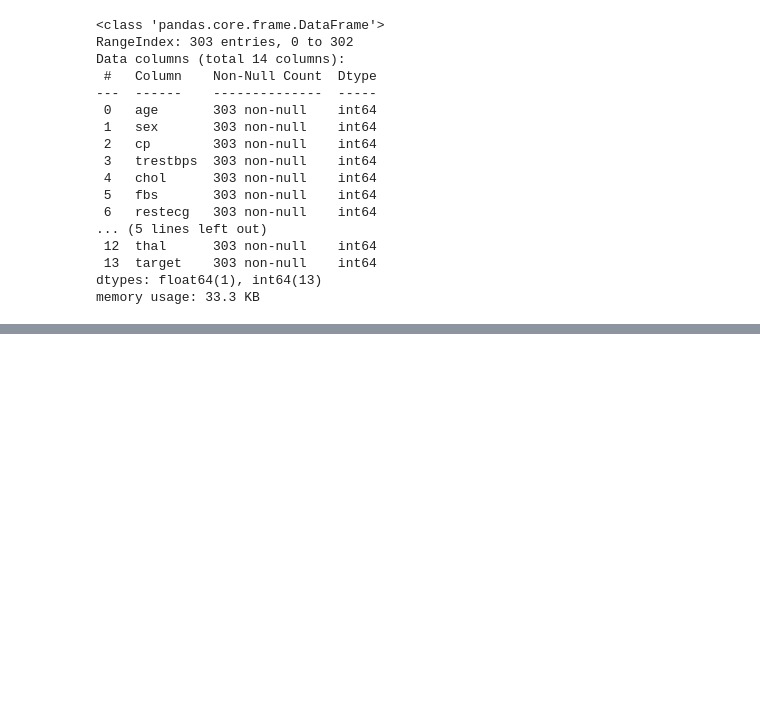
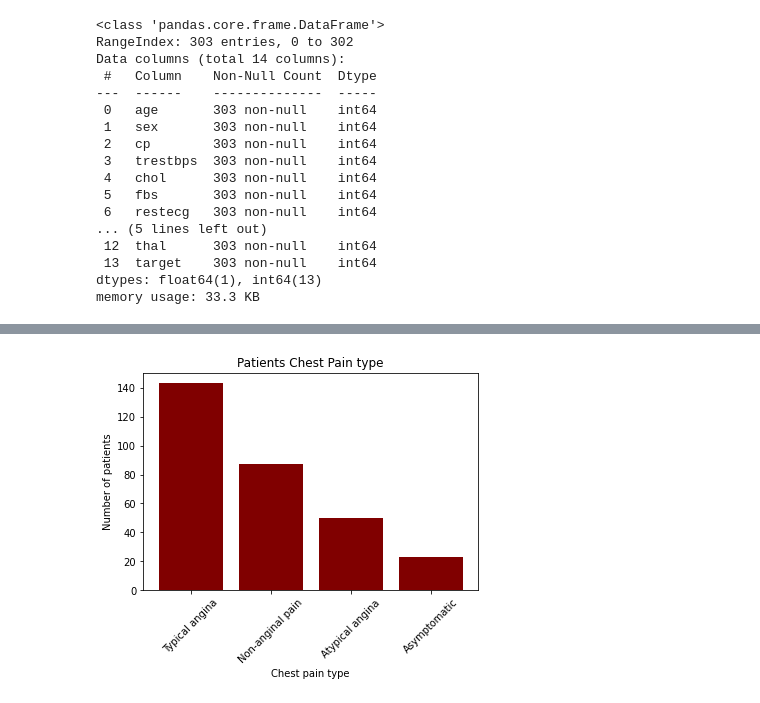
Before and after one commit to iammelvink/Heart-Disease-Project-AML, a Jupyter notebook: Heart_Disease_Project_Notebook.ipynb, the cells around one changed output, grey strips where cells are left out. Drawn from its saved outputs; the diff is of its cells as text; code cells hidden in the pictures; blank space fills up the shorter version.

```diff
--- a/Heart_Disease_Project_Notebook.ipynb
+++ b/Heart_Disease_Project_Notebook.ipynb
@@ -121,0 +177,11 @@ memory usage: 33.3 KB
+# %%
+cp_cat = data['cp'].value_counts().rename_axis("Cp").reset_index(name='Count')
+cp_cat = cp_cat.replace({'Cp': {0 : 'Typical angina', 1: 'Atypical angina',
+                                2: 'Non-anginal pain', 3: 'Asymptomatic'}})
+plt.bar(cp_cat.Cp, cp_cat.Count, color = 'maroon');
+plt.title('Patients Chest Pain type');
+plt.xlabel('Chest pain type');
+plt.ylabel('Number of patients');
+plt.xticks(rotation=45);
+# %% [output]
+[figure, added]
```
Also changed, not shown: parts of 19 cells of this notebook.
